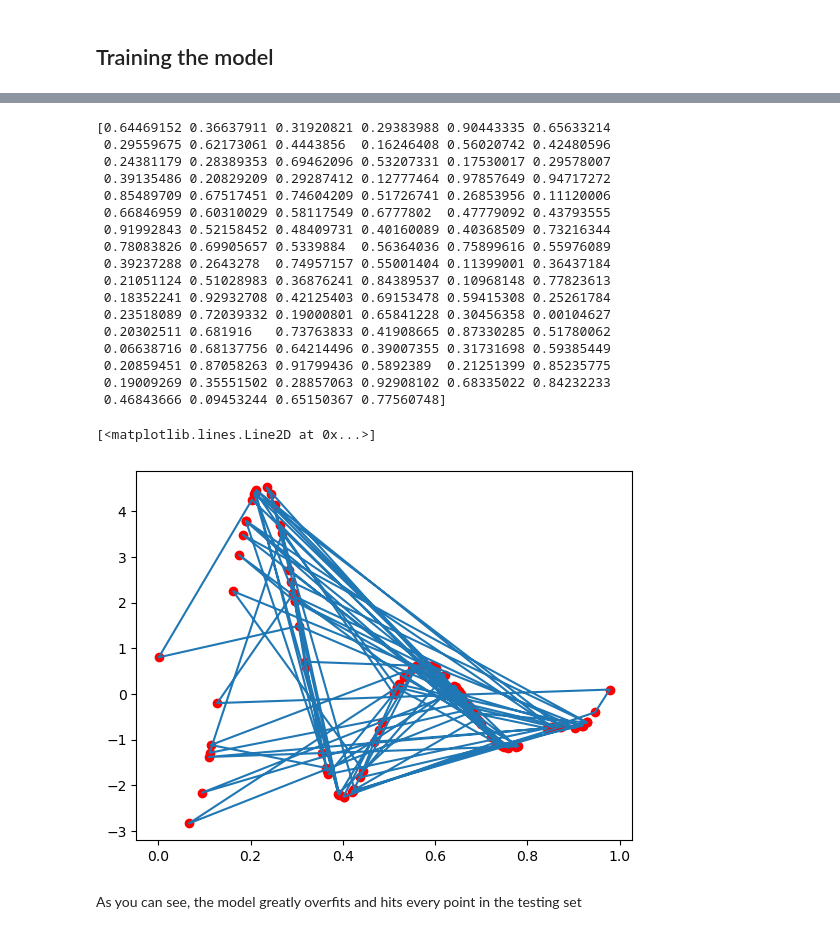
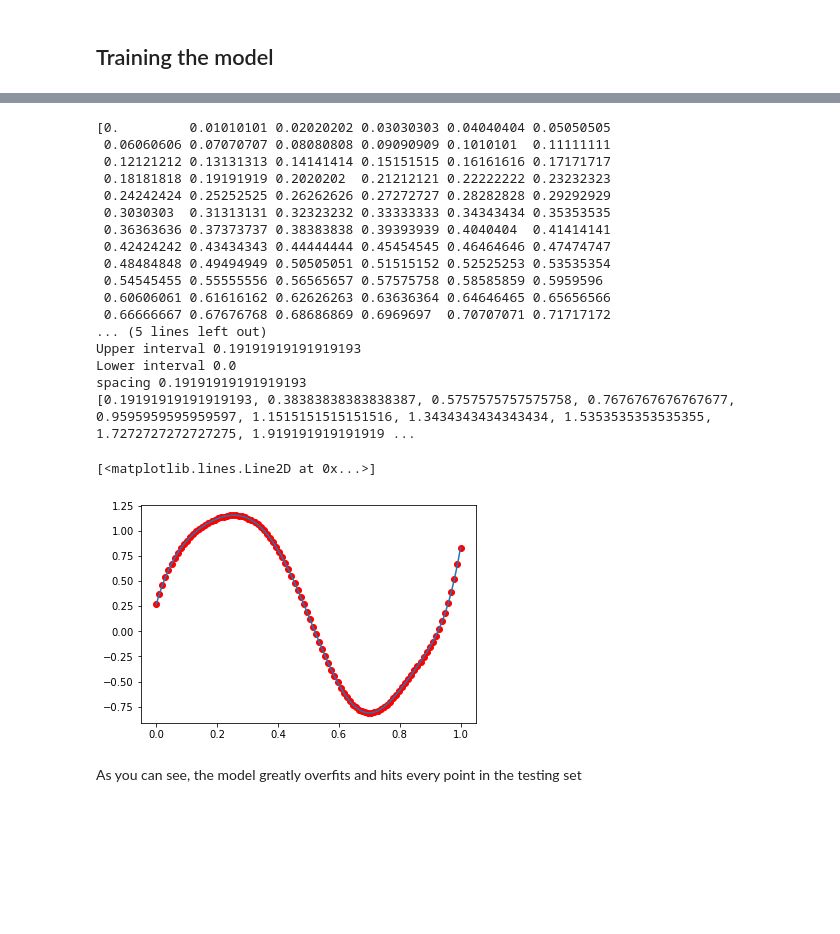
Before and after one commit to graterollin/PRML, a Jupyter notebook: hw3/HW3.ipynb, the cells around one changed output, grey strips where cells are left out. Saved outputs shown, nothing was run; the diff lists cells and outputs as text; code cells hidden in the pictures; blank space fills up the shorter version.

```diff
--- a/hw3/HW3.ipynb
+++ b/hw3/HW3.ipynb
@@ -71,18 +81,30 @@ Design matrix: [[0.9825754689579004, 0.7895215696607879, 0.49406997353163834], [
 # %%
 def compute_optimal_weights(design_matrix, true_values):
     # phi^T phi
-    temp = design_matrix.transpose() @ design_matrix
+    print("Computing optimal weights...")
+    print(design_matrix)
+    print("Now for the transpose")
+    print(np.transpose(design_matrix))
+
+    #temp = design_matrix.transpose() @ design_matrix
+    temp = np.matmul(np.transpose(design_matrix), design_matrix)
+    print("Temp", temp)
+
     # (phi^T phi)^-1 phi^T
-    psuedo_inverse = np.linalg.inv(temp) @ design_matrix.transpose()
+    #psuedo_inverse = np.linalg.inv(temp) @ design_matrix.transpose()
+    psuedo_inverse = np.matmul(np.linalg.inv(temp), np.transpose(design_matrix))
 
     # TODO: Check the work on this!
-    w_star = psuedo_inverse @ true_values
+    #w_star = psuedo_inverse @ true_values
+    w_star = np.matmul(psuedo_inverse, true_values)
 
     return w_star
 
 def learned_model(design_matrix, optimal_weights):
     #learned_model = optimal_weights.transpose() @ design_matrix
-    learned_model = optimal_weights @ design_matrix.transpose()
+    # y(x,w) = phi x w
+    #learned_model = design_matrix @ optimal_weights
+    learned_model = np.matmul(design_matrix, optimal_weights)
     return learned_model
 # %%
 N = 25
@@ -93,7 +115,7 @@ print("Shape: ", input_data.shape)
 #print("Input Data:", input_data)
 
 # Obtaining true values by applying noise to the sine of the input data
-true_values = []
+true_values_list = []
 sine = []
 
 for x in input_data:
@@ -103,10 +125,16 @@ for x in input_data:
     sine.append(np.sin(2*np.pi*x))
     gaussian_noise = np.random.normal(loc = 0, scale = 0.2)
     #print("Gaussian Noise: ", gaussian_noise)
-    true_values.append(np.sin(2*np.pi*x) + gaussian_noise)
+    true_values_list.append(np.sin(2*np.pi*x) + gaussian_noise)
 
 #print("\n Model: \n ", sine)
 #print("\nTarget set: \n", true_values)
+
+true_values = np.array(true_values_list)
+print("Shape of true values before", true_values.shape)
+true_values = true_values[: , np.newaxis]
+print("Shape of true values after", true_values.shape)
+print("True Values:", true_values)
 
 # First find the 20 centers to compute the design matrix
 centers = construct_centers(input_data, M)
@@ -114,12 +142,13 @@ centers = construct_centers(input_data, M)
 
 # Find the design matrix at the input_data
 design_matrix_list = compute_design_matrix(centers, input_data, M)
-#print("Design Matrix:", design_matrix)
+print("Design Matrix:", design_matrix)
 design_matrix = np.array(design_matrix_list)
 print("Shape of Design matrix:", design_matrix.shape)
 
 # Find the optimal weights
 optimal_weights = compute_optimal_weights(design_matrix, true_values)
 print("optimal weights:", optimal_weights)
+print("Shape of optimal weights ", optimal_weights.shape)
 # %% [output]
 Shape:  (25,)
@@ -149,37 +183,41 @@ plt.plot(input_data, learned_model_training)
 # %%
 # Model for the testing set
-testing_set = np.random.uniform(0.0, 1.0, size = (100,))
+testing_set = np.linspace(0,1,100)
 print(testing_set)
+
+# TODO: Check if we need these testing centers
+#test_centers = construct_centers(testing_set, M)
+#print(test_centers)
 
 testing_design_matrix_list = compute_design_matrix(centers, testing_set, M)
 
 testing_design_matrix = np.array(testing_design_matrix_list)
 
 learned_model_testing = learned_model(testing_design_matrix, optimal_weights)
 
 #plt.plot(testing_set, sine)
 plt.scatter(testing_set, learned_model_testing, color = 'red')
 plt.plot(testing_set, learned_model_testing)
 # %% [output]
-[0.64469152 0.36637911 0.31920821 0.29383988 0.90443335 0.65633214
- 0.29559675 0.62173061 0.4443856  0.16246408 0.56020742 0.42480596
- 0.24381179 0.28389353 0.69462096 0.53207331 0.17530017 0.29578007
- 0.39135486 0.20829209 0.29287412 0.12777464 0.97857649 0.94717272
- 0.85489709 0.67517451 0.74604209 0.51726741 0.26853956 0.11120006
- 0.66846959 0.60310029 0.58117549 0.6777802  0.47779092 0.43793555
- 0.91992843 0.52158452 0.48409731 0.40160089 0.40368509 0.73216344
- 0.78083826 0.69905657 0.5339884  0.56364036 0.75899616 0.55976089
- 0.39237288 0.2643278  0.74957157 0.55001404 0.11399001 0.36437184
- 0.21051124 0.51028983 0.36876241 0.84389537 0.10968148 0.77823613
- 0.18352241 0.92932708 0.42125403 0.69153478 0.59415308 0.25261784
- 0.23518089 0.72039332 0.19000801 0.65841228 0.30456358 0.00104627
- 0.20302511 0.681916   0.73763833 0.41908665 0.87330285 0.51780062
- 0.06638716 0.68137756 0.64214496 0.39007355 0.31731698 0.59385449
- 0.20859451 0.87058263 0.91799436 0.5892389  0.21251399 0.85235775
- 0.19009269 0.35551502 0.28857063 0.92908102 0.68335022 0.84232233
- 0.46843666 0.09453244 0.65150367 0.77560748]
+[0.         0.01010101 0.02020202 0.03030303 0.04040404 0.05050505
+ 0.06060606 0.07070707 0.08080808 0.09090909 0.1010101  0.11111111
+ 0.12121212 0.13131313 0.14141414 0.15151515 0.16161616 0.17171717
+ 0.18181818 0.19191919 0.2020202  0.21212121 0.22222222 0.23232323
+ 0.24242424 0.25252525 0.26262626 0.27272727 0.28282828 0.29292929
+ 0.3030303  0.31313131 0.32323232 0.33333333 0.34343434 0.35353535
+ 0.36363636 0.37373737 0.38383838 0.39393939 0.4040404  0.41414141
+ 0.42424242 0.43434343 0.44444444 0.45454545 0.46464646 0.47474747
+ 0.48484848 0.49494949 0.50505051 0.51515152 0.52525253 0.53535354
+ 0.54545455 0.55555556 0.56565657 0.57575758 0.58585859 0.5959596
+ 0.60606061 0.61616162 0.62626263 0.63636364 0.64646465 0.65656566
+ 0.66666667 0.67676768 0.68686869 0.6969697  0.70707071 0.71717172
+... (5 lines left out)
+Upper interval 0.19191919191919193
+Lower interval 0.0
+spacing 0.19191919191919193
+[0.19191919191919193, 0.38383838383838387, 0.5757575757575758, 0.7676767676767677, 0.9595959595959597, 1.1515151515151516, 1.3434343434343434, 1.5353535353535355, 1.7272727272727275, 1.919191919191919 ...
 [<matplotlib.lines.Line2D at 0x...>]
-[figure, old version]
+[figure, new version]
 # %% [markdown]
 As you can see, the model greatly overfits and hits every point in the testing set
 # %% [markdown]
```
Also changed, not shown: parts of 4 cells of this notebook.
